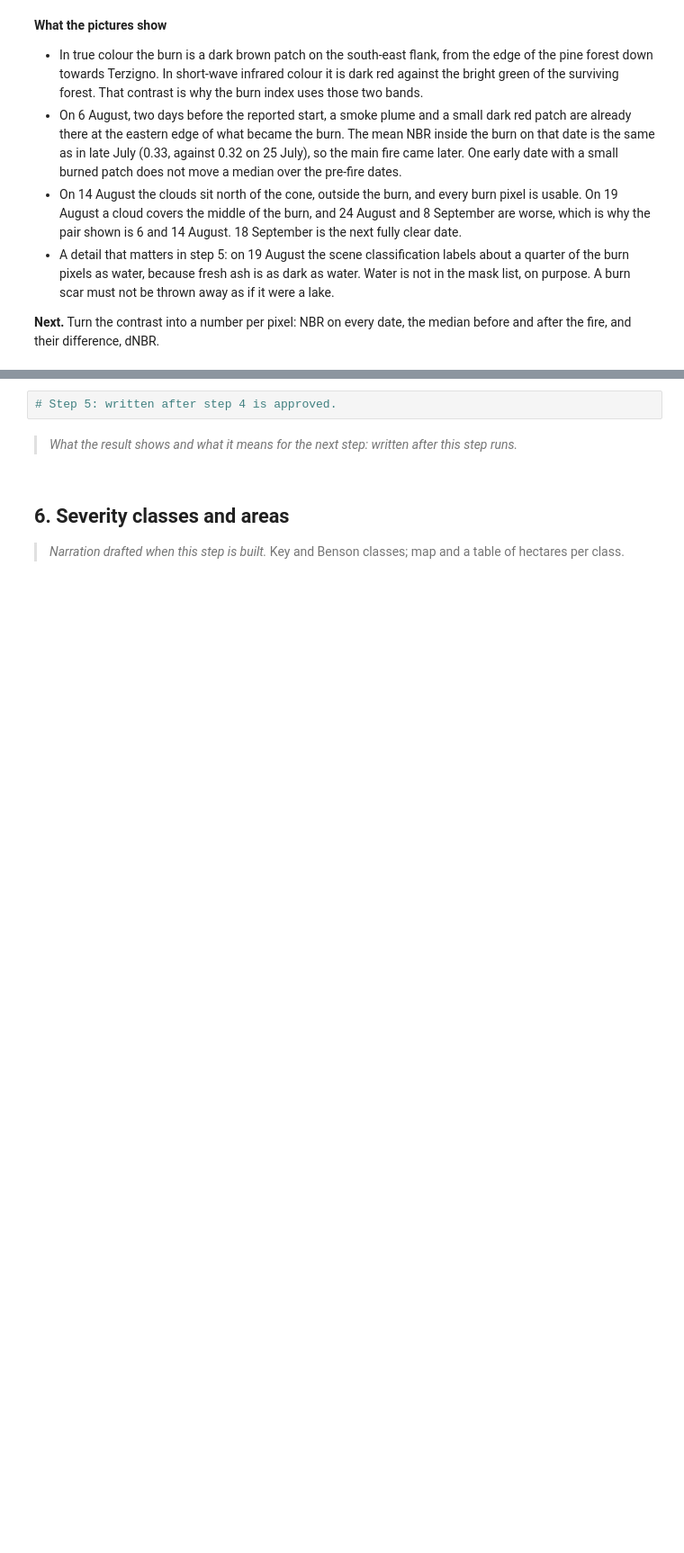
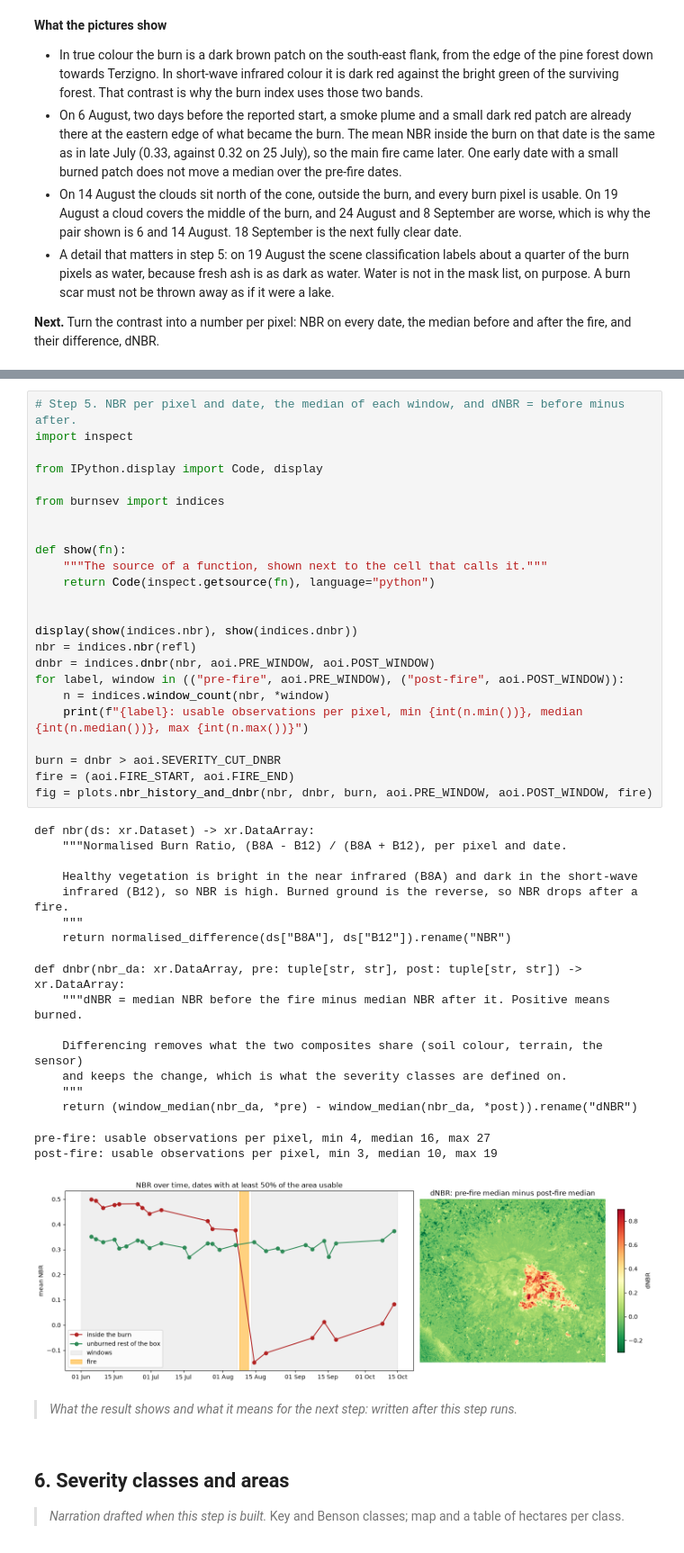
Before and after one commit to Black-Lights/vesuvius-burn-severity, a Jupyter notebook: vesuvius_burn_severity.ipynb, the cells around one changed output, grey strips where cells are left out. Shown at 90% size. Cells and saved outputs as stored; diff of their text form; blank space fills up the shorter version.

```diff
--- a/vesuvius_burn_severity.ipynb
+++ b/vesuvius_burn_severity.ipynb
@@ -188,5 +192,45 @@ fig = plots.before_after(refl, pre_day, post_day)
 # %%
-# Step 5: written after step 4 is approved.
+# Step 5. NBR per pixel and date, the median of each window, and dNBR = before minus after.
+import inspect
+
+from IPython.display import Code, display
+
+from burnsev import indices
+
+
+def show(fn):
+    """The source of a function, shown next to the cell that calls it."""
+    return Code(inspect.getsource(fn), language="python")
+
+
+display(show(indices.nbr), show(indices.dnbr))
+nbr = indices.nbr(refl)
+dnbr = indices.dnbr(nbr, aoi.PRE_WINDOW, aoi.POST_WINDOW)
+for label, window in (("pre-fire", aoi.PRE_WINDOW), ("post-fire", aoi.POST_WINDOW)):
+    n = indices.window_count(nbr, *window)
+    print(f"{label}: usable observations per pixel, min {int(n.min())}, median {int(n.median())}, max {int(n.max())}")
+
+burn = dnbr > aoi.SEVERITY_CUT_DNBR
+fire = (aoi.FIRE_START, aoi.FIRE_END)
+fig = plots.nbr_history_and_dnbr(nbr, dnbr, burn, aoi.PRE_WINDOW, aoi.POST_WINDOW, fire)
+# %% [output]
+def nbr(ds: xr.Dataset) -> xr.DataArray:
+    """Normalised Burn Ratio, (B8A - B12) / (B8A + B12), per pixel and date.
+
+    Healthy vegetation is bright in the near infrared (B8A) and dark in the short-wave
+    infrared (B12), so NBR is high. Burned ground is the reverse, so NBR drops after a fire.
+    """
+    return normalised_difference(ds["B8A"], ds["B12"]).rename("NBR")
+def dnbr(nbr_da: xr.DataArray, pre: tuple[str, str], post: tuple[str, str]) -> xr.DataArray:
+    """dNBR = median NBR before the fire minus median NBR after it. Positive means burned.
+
+    Differencing removes what the two composites share (soil colour, terrain, the sensor)
+    and keeps the change, which is what the severity classes are defined on.
+    """
+    return (window_median(nbr_da, *pre) - window_median(nbr_da, *post)).rename("dNBR")
+pre-fire: usable observations per pixel, min 4, median 16, max 27
+post-fire: usable observations per pixel, min 3, median 10, max 19
+[figure, added]
 # %% [markdown]
 > _What the result shows and what it means for the next step: written after this step runs._
 # %% [markdown]
```
Also changed, not shown: parts of 1 cell of this notebook, 3 other files.
